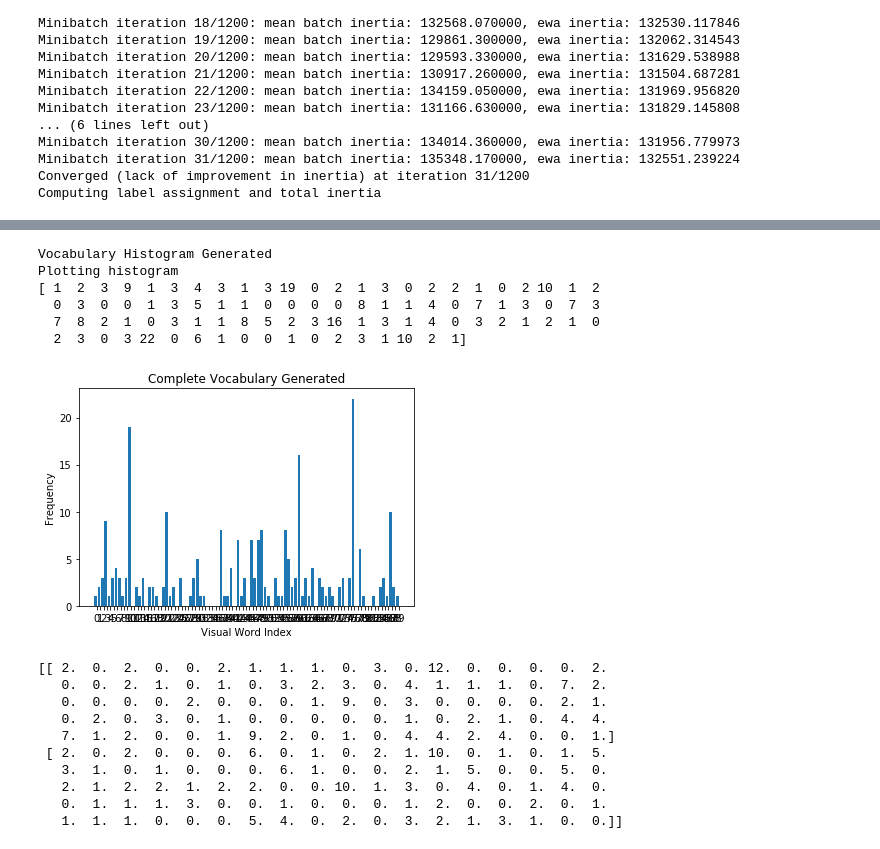
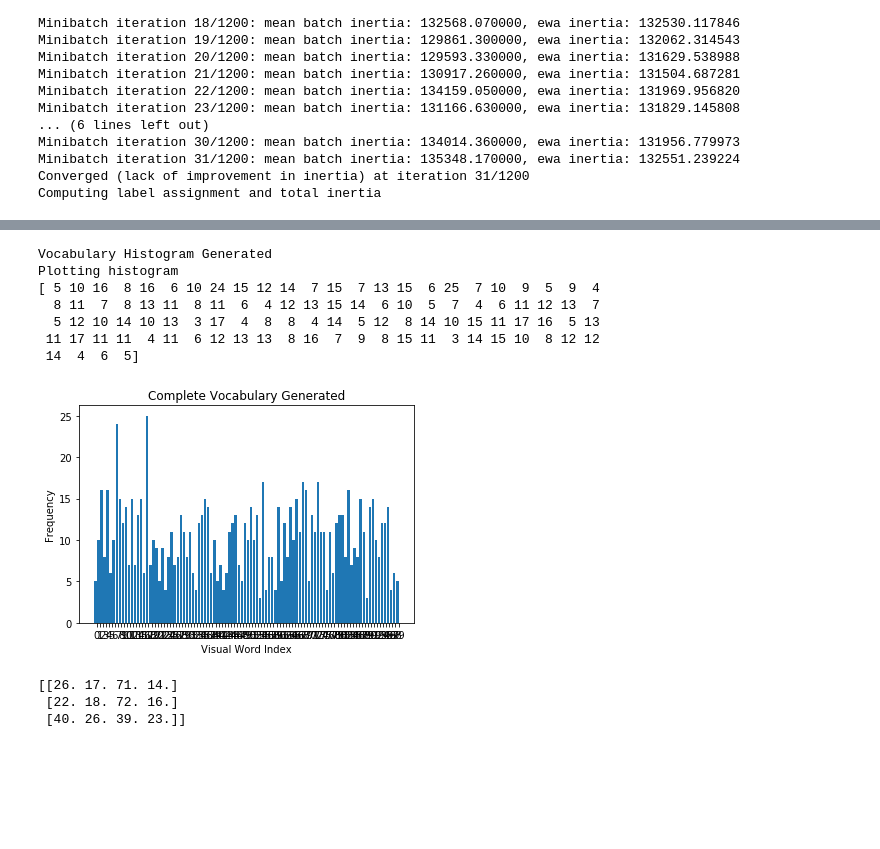
Before and after one commit to EricJacquesPro/AutomaticImageIndexing, a Jupyter notebook: WorkingNotebook.ipynb, the cells around one changed output, grey strips where cells are left out. Drawn from its saved outputs; the diff is of its cells as text; code cells hidden in the pictures; blank space fills up the shorter version.

Commit message:
new class add histo by individual picture new notebook

```diff
--- a/WorkingNotebook.ipynb
+++ b/WorkingNotebook.ipynb
@@ -983,7 +983,7 @@ desc_list = []
 
 sift=cv2.SIFT()
 folder_list = os.listdir(''.join([working_directory,annotation_directory]))
-for folder in folder_list[0:2]:# a retrier pour le traitement complet
+for folder in folder_list[0:4]:# a retrier pour le traitement complet
     name_dict[label_count] = folder
     label_count = label_count + 1
     print "Computing Features for ", folder
@@ -996,11 +996,6 @@ for folder in folder_list[0:2]:# a retrier pour le traitement complet
         items = anotation_doc.getElementsByTagName('object')
         desc_list = desc_list + automaticImageIndexing.read_descriptor_picture_from_annotation_file(picture_path, items)
 dictionary_size = len(desc_list)
-print('Creating BoW dictionary using K-Means clustering with k={}..'.format(dictionary_size))
-'''
-dictionary = MiniBatchKMeans(n_clusters=dictionary_size, batch_size=100, verbose=1)#
-dictionary.fit(np.array(desc_list))
-'''
 # %% [output]
 Version : 0.0
 Data directory : Data/
@@ -1033,7 +1021,7 @@ from sklearn.preprocessing import StandardScaler
 def clusturing(n_clusters, descriptor_list):
     kmeans_obj = KMeans(n_clusters = n_clusters)
     kmeans_ret = kmeans_obj.fit_predict(np.array(descriptor_list))
-    return kmeans_ret
+    return kmeans_ret, kmeans_obj
 
 def developVocabulary(n_images, descriptor_list, kmeans_ret):
     mega_histogram = np.array([np.zeros(n_clusters) for i in range(n_images)])
@@ -1046,6 +1034,8 @@ def developVocabulary(n_images, descriptor_list, kmeans_ret):
         old_count += l
     print "Vocabulary Histogram Generated"
     return mega_histogram
+#représenter 1 cluster pour voir l'homogénéité?
+#=>représentation des descriptor du cluster
 
 def plotHist(mega_histogram, n_clusters, vocabulary = None):
     print "Plotting histogram"
@@ -1077,6 +1067,7 @@ def standardize(mega_histogram, std=None):
     else:
         print "STD not none. External STD supplied"
         mega_histogram = std.transform(mega_histogram)
+    return mega_histogram
 
 def train(clf, mega_histogram, train_labels):
     """
@@ -1087,7 +1078,3 @@ def train(clf, mega_histogram, train_labels):
     print "Train labels", train_labels
     clf.fit(mega_histogram, train_labels)
     print "Training completed"
-
-def predict(clf, iplist):
-    predictions = clf.predict(iplist)
-    return predictions
@@ -1094,31 +1101,34 @@ def predict(clf, iplist):
 # %%
 
-n_clusters = 90
+n_clusters = 100
+n_vocables = 8
+dic = range(n_vocables)
 
-kmeans_ret = clusturing(n_clusters, desc_list)
-mega_histo = developVocabulary(2, desc_list, kmeans_ret)
+kmeans_ret, kmeans_obj = clusturing(n_clusters, desc_list)
+mega_histo = developVocabulary(n_vocables, desc_list, kmeans_ret)
 plotHist(mega_histo, n_clusters, None)
+
+
+#fonction d'application de developvoca.. pour une image (nb cluster variable)
+#trouver l'optimal perf / justesse
+#tester par espèce
+# visuel
+# montrer des correspondance
 # %% [output]
 Vocabulary Histogram Generated
 Plotting histogram
-[ 1  2  3  9  1  3  4  3  1  3 19  0  2  1  3  0  2  2  1  0  2 10  1  2
-  0  3  0  0  1  3  5  1  1  0  0  0  0  8  1  1  4  0  7  1  3  0  7  3
-  7  8  2  1  0  3  1  1  8  5  2  3 16  1  3  1  4  0  3  2  1  2  1  0
-  2  3  0  3 22  0  6  1  0  0  1  0  2  3  1 10  2  1]
+[ 5 10 16  8 16  6 10 24 15 12 14  7 15  7 13 15  6 25  7 10  9  5  9  4
+  8 11  7  8 13 11  8 11  6  4 12 13 15 14  6 10  5  7  4  6 11 12 13  7
+  5 12 10 14 10 13  3 17  4  8  8  4 14  5 12  8 14 10 15 11 17 16  5 13
+ 11 17 11 11  4 11  6 12 13 13  8 16  7  9  8 15 11  3 14 15 10  8 12 12
+ 14  4  6  5]
-[figure, old version]
+[figure, new version]
 # %%
 print mega_histo
 # %% [output]
-[[ 2.  0.  2.  0.  0.  2.  1.  1.  1.  0.  3.  0. 12.  0.  0.  0.  0.  2.
-   0.  0.  2.  1.  0.  1.  0.  3.  2.  3.  0.  4.  1.  1.  1.  0.  7.  2.
-   0.  0.  0.  0.  2.  0.  0.  0.  1.  9.  0.  3.  0.  0.  0.  0.  2.  1.
-   0.  2.  0.  3.  0.  1.  0.  0.  0.  0.  0.  1.  0.  2.  1.  0.  4.  4.
-   7.  1.  2.  0.  0.  1.  9.  2.  0.  1.  0.  4.  4.  2.  4.  0.  0.  1.]
- [ 2.  0.  2.  0.  0.  0.  6.  0.  1.  0.  2.  1. 10.  0.  1.  0.  1.  5.
-   3.  1.  0.  1.  0.  0.  0.  6.  1.  0.  0.  2.  1.  5.  0.  0.  5.  0.
-   2.  1.  2.  2.  1.  2.  2.  0.  0. 10.  1.  3.  0.  4.  0.  1.  4.  0.
-   0.  1.  1.  1.  3.  0.  0.  1.  0.  0.  0.  1.  2.  0.  0.  2.  0.  1.
-   1.  1.  1.  0.  0.  0.  5.  4.  0.  2.  0.  3.  2.  1.  3.  1.  0.  0.]]
+[[26. 17. 71. 14.]
+ [22. 18. 72. 16.]
+ [40. 26. 39. 23.]]
 # %%
 print desc_list
 # %% [output]
```
Also changed, not shown: parts of 8 cells of this notebook, 2 other files.
